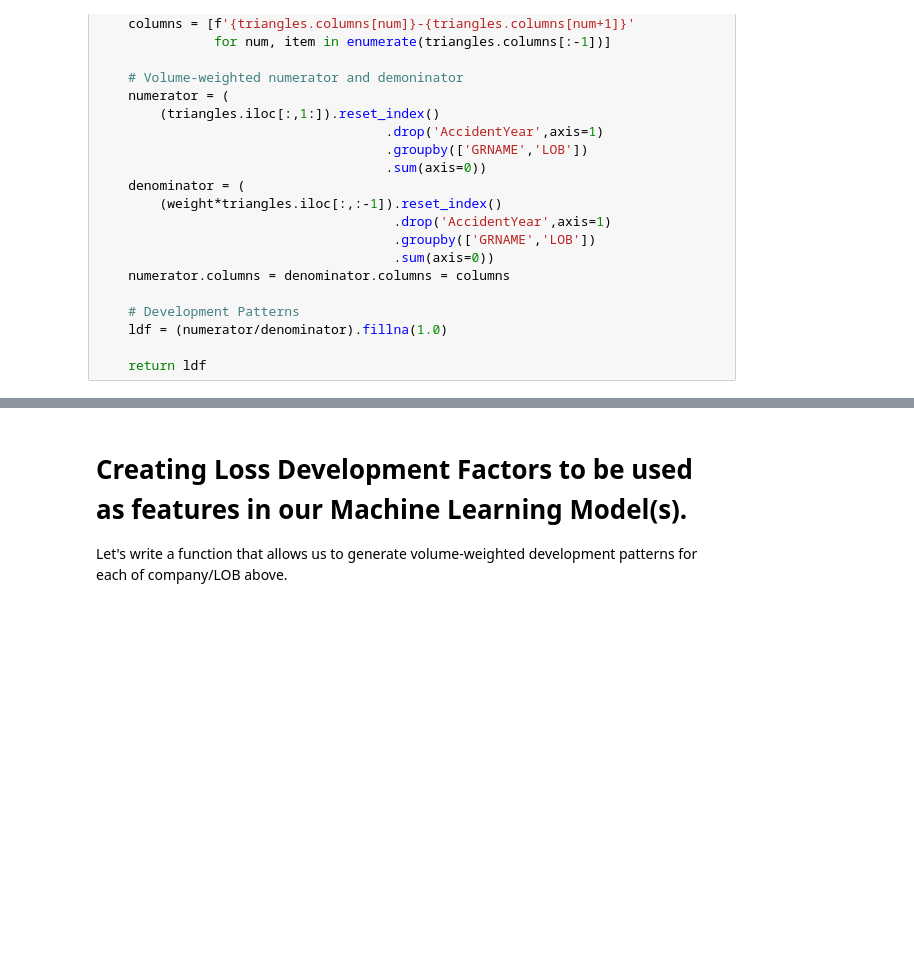
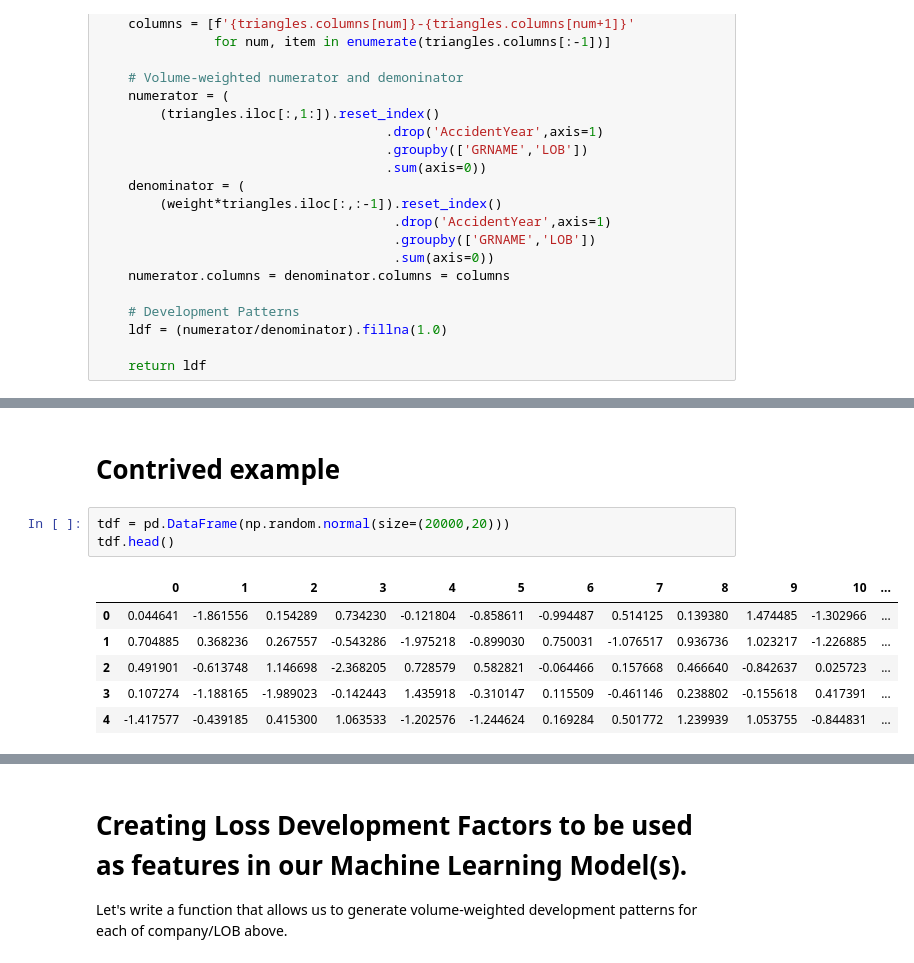
Before and after one commit to PirateGrunt/paw_rpm, a Jupyter notebook: notebooks/04_sm_hack.ipynb, the cells around one changed output, grey strips where cells are left out. Drawn from its saved outputs; the diff is of its cells as text; blank space fills up the shorter version.

```diff
--- a/notebooks/04_sm_hack.ipynb
+++ b/notebooks/04_sm_hack.ipynb
@@ -311,0 +255,12 @@ np.allclose(a1, a2), np.allclose(a1, a3)
+# %% [markdown]
+# Contrived example
+# %%
+tdf = pd.DataFrame(np.random.normal(size=(20000,20)))
+tdf.head()
+# %% [output]
+|  | 0 | 1 | 2 | 3 | 4 | 5 | 6 | 7 | 8 | 9 | 10 | ... |
+| 0 | 0.044641 | -1.861556 | 0.154289 | 0.734230 | -0.121804 | -0.858611 | -0.994487 | 0.514125 | 0.139380 | 1.474485 | -1.302966 | ... |
+| 1 | 0.704885 | 0.368236 | 0.267557 | -0.543286 | -1.975218 | -0.899030 | 0.750031 | -1.076517 | 0.936736 | 1.023217 | -1.226885 | ... |
+| 2 | 0.491901 | -0.613748 | 1.146698 | -2.368205 | 0.728579 | 0.582821 | -0.064466 | 0.157668 | 0.466640 | -0.842637 | 0.025723 | ... |
+| 3 | 0.107274 | -1.188165 | -1.989023 | -0.142443 | 1.435918 | -0.310147 | 0.115509 | -0.461146 | 0.238802 | -0.155618 | 0.417391 | ... |
+| 4 | -1.417577 | -0.439185 | 0.415300 | 1.063533 | -1.202576 | -1.244624 | 0.169284 | 0.501772 | 1.239939 | 1.053755 | -0.844831 | ... |
```
Also changed, not shown: parts of 42 cells of this notebook.
